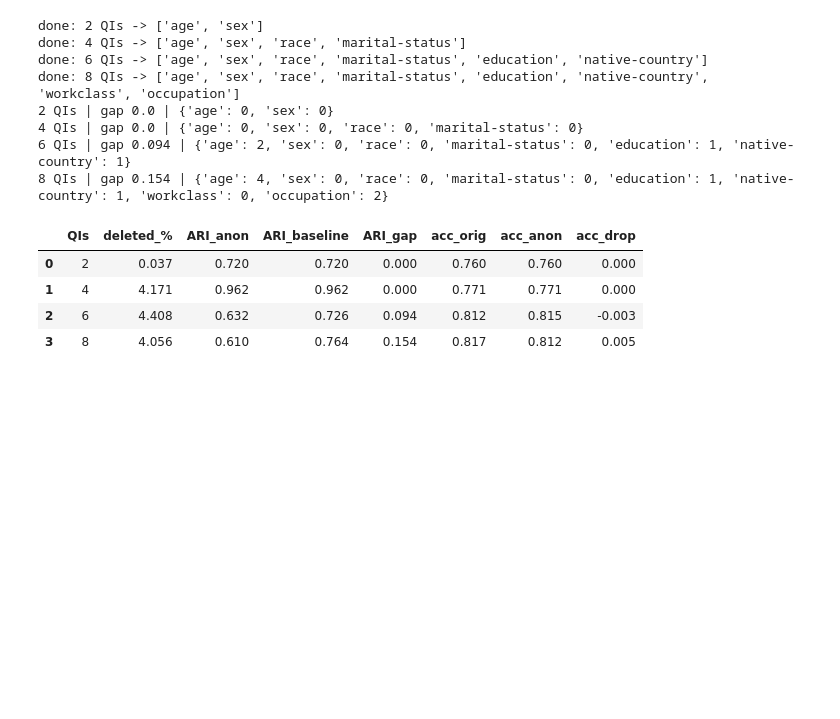
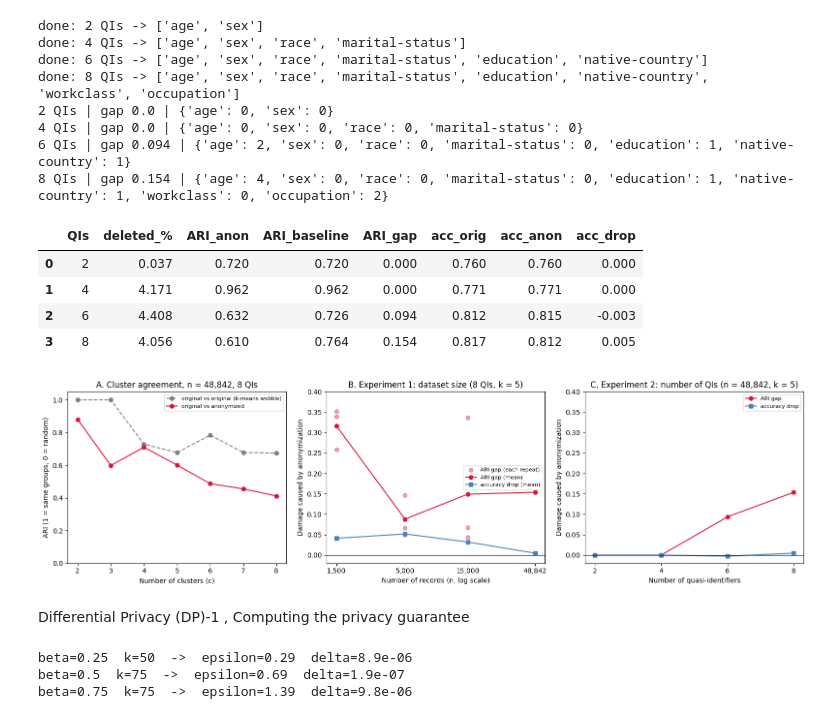
Before and after one commit to Shadid-dev/INSE6180-cluster-anonymization, a Jupyter notebook: INSE6180_cluster_anonymization.ipynb, the cells around one changed output. Cells and saved outputs as stored; diff of their text form; code cells hidden in the pictures; blank space fills up the shorter version.

Commit message:
Experiments 1-3 (size, QIs, DP) and figures

```diff
--- a/INSE6180_cluster_anonymization.ipynb
+++ b/INSE6180_cluster_anonymization.ipynb
@@ -221,18 +221,3 @@ ari
 After fixing the random-start bias: 2 groups is only slightly below baseline (0.88 vs 1.00), 4 groups is close (0.71 vs 0.73), and 3 and 5–8 groups are well below. Anonymization changes the cluster structure from 3 groups on.
 # %% [markdown]
 Classification
-# %%
-from sklearn.ensemble import RandomForestClassifier
-from sklearn.model_selection import train_test_split
-from sklearn.metrics import accuracy_score, f1_score
-
-y = (df.loc[keep, TARGET].reset_index(drop=True) == ">50K").astype(int)
-train, test = train_test_split(range(len(y)), test_size=0.3, random_state=0, stratify=y)
-
-for name, X in [("original", X_orig), ("anonymized", X_anon)]:
-    model = RandomForestClassifier(n_estimators=200, random_state=0, n_jobs=-1)
-    model.fit(X.iloc[train], y.iloc[train])
-    pred = model.predict(X.iloc[test])
-    print(f"{name:11s} accuracy {accuracy_score(y.iloc[test], pred):.3f}   F1 {f1_score(y.iloc[test], pred):.3f}")
-
-print("always-guess-<=50K accuracy:", round(1 - y.mean(), 3))
@@ -372,3 +358,66 @@ done: 8 QIs -> ['age', 'sex', 'race', 'marital-status', 'education', 'native-cou
 | 1 | 4 | 4.171 | 0.962 | 0.962 | 0.000 | 0.771 | 0.771 | 0.000 |
 | 2 | 6 | 4.408 | 0.632 | 0.726 | 0.094 | 0.812 | 0.815 | -0.003 |
 | 3 | 8 | 4.056 | 0.610 | 0.764 | 0.154 | 0.817 | 0.812 | 0.005 |
+# %%
+import matplotlib.pyplot as plt
+
+fig, axes = plt.subplots(1, 3, figsize=(16, 4.5))
+
+# Figure A: ARI by number of groups (full data, 8 QIs)
+ax = axes[0]
+ax.plot(ari.index, ari["orig_vs_orig"], "o--", color="gray", label="original vs original (k-means wobble)")
+ax.plot(ari.index, ari["orig_vs_anon"], "o-", color="crimson", label="original vs anonymized")
+ax.set_xlabel("Number of clusters (c)")
+ax.set_ylabel("ARI (1 = same groups, 0 = random)")
+ax.set_title("A. Cluster agreement, n = 48,842, 8 QIs")
+ax.set_ylim(0, 1.05); ax.legend(fontsize=8)
+
+# Figure B: Experiment 1 - dataset size
+ax = axes[1]
+ax.scatter(exp1["n"], exp1["ARI_gap"], color="crimson", alpha=0.4, label="ARI gap (each repeat)")
+m1 = exp1.groupby("n")[["ARI_gap", "acc_drop"]].mean()
+ax.plot(m1.index, m1["ARI_gap"], "o-", color="crimson", label="ARI gap (mean)")
+ax.plot(m1.index, m1["acc_drop"], "s-", color="steelblue", label="accuracy drop (mean)")
+ax.axhline(0, color="black", lw=0.8)
+ax.set_xscale("log"); ax.minorticks_off(); ax.set_xticks(m1.index); ax.set_xticklabels([f"{n:,}" for n in m1.index])
+ax.set_xlabel("Number of records (n, log scale)")
+ax.set_ylabel("Damage caused by anonymization")
+ax.set_title("B. Experiment 1: dataset size (8 QIs, k = 5)"); ax.set_ylim(-0.02, 0.4)
+ax.legend(fontsize=8)
+
+# Figure C: Experiment 2 - number of QIs
+ax = axes[2]
+ax.plot(exp2["QIs"], exp2["ARI_gap"], "o-", color="crimson", label="ARI gap")
+ax.plot(exp2["QIs"], exp2["acc_drop"], "s-", color="steelblue", label="accuracy drop")
+ax.axhline(0, color="black", lw=0.8)
+ax.set_xticks(exp2["QIs"])
+ax.set_xlabel("Number of quasi-identifiers")
+ax.set_ylabel("Damage caused by anonymization")
+ax.set_title("C. Experiment 2: number of QIs (n = 48,842, k = 5)"); ax.set_ylim(-0.02, 0.4)
+ax.legend(fontsize=8)
+
+plt.tight_layout()
+plt.savefig("results_figure.png", dpi=200)
+plt.show()
+# %% [output]
+[figure, added]
+# %% [markdown]
+Differential Privacy (DP)-1 , Computing the privacy guarantee
+# %%
+import math
+from scipy.stats import binom
+
+def epsilon_delta(beta, k, n_max=3000):
+    eps = -math.log(1 - beta)
+    gamma = (math.exp(eps) - 1 + beta) / math.exp(eps)
+    n_m = math.ceil(k / gamma - 1)
+    delta = max(binom.sf(math.floor(gamma * n), n, beta) for n in range(max(n_m, 1), n_max))
+    return eps, delta
+
+for beta, k in [(0.25, 50), (0.5, 75), (0.75, 75)]:
+    eps, delta = epsilon_delta(beta, k)
+    print(f"beta={beta}  k={k}  ->  epsilon={eps:.2f}  delta={delta:.1e}")
+# %% [output]
+beta=0.25  k=50  ->  epsilon=0.29  delta=8.9e-06
+beta=0.5  k=75  ->  epsilon=0.69  delta=1.9e-07
+beta=0.75  k=75  ->  epsilon=1.39  delta=9.8e-06
```
Also changed, not shown: parts of 3 cells of this notebook.
